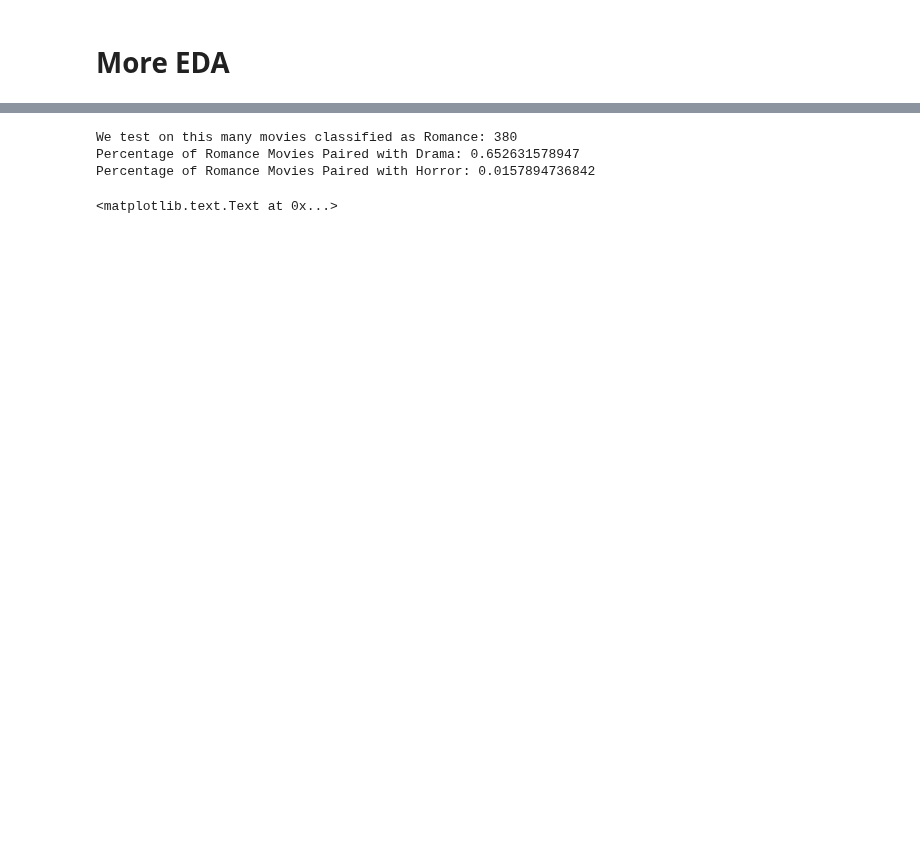
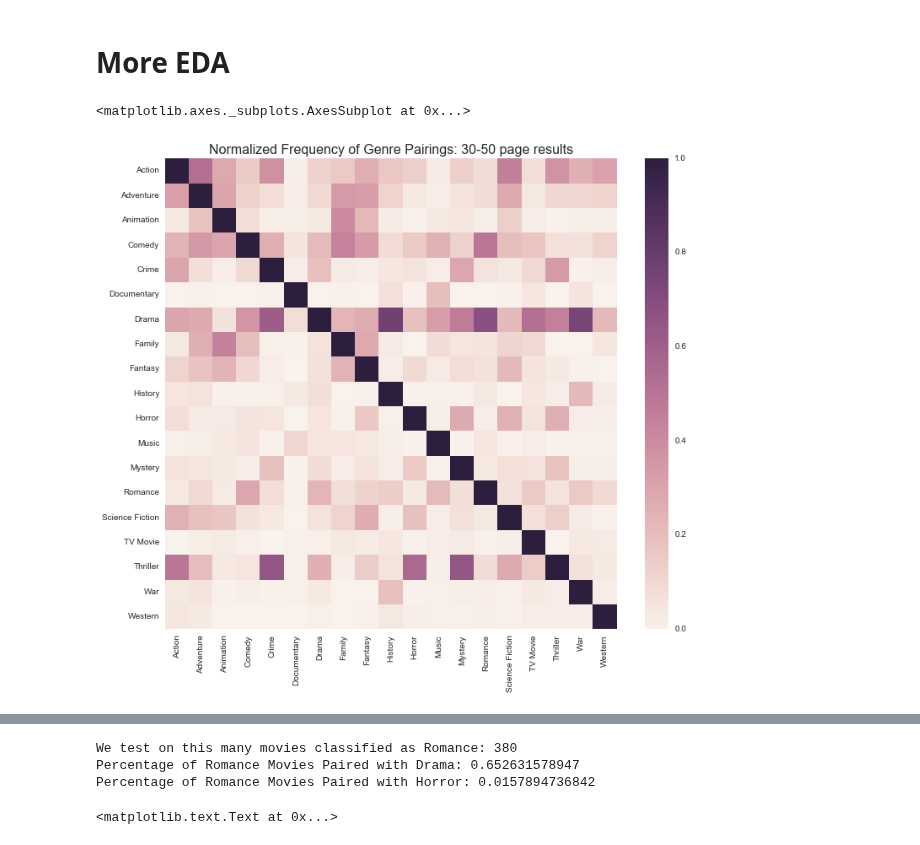
Before and after one commit to noahyonack/cs109b_final, a Jupyter notebook: FinalProject.ipynb, the cells around one changed output, grey strips where cells are left out. Cells and saved outputs as stored; diff of their text form; code cells hidden in the pictures; blank space fills up the shorter version.

```diff
--- a/FinalProject.ipynb
+++ b/FinalProject.ipynb
@@ -444,2 +430,61 @@ sns.heatmap(percent_df)
 # %% [markdown]
 # More EDA
+# %%
+discover_ = tmdb.Discover()
+movie_dict = {genre: [] for genre in genre_ids.iterkeys()}
+
+# count how many results we get for each genre
+movie_cnts = {genre: 0 for genre in genre_ids.iterkeys()}
+
+# need ids for each genre
+for genre in genre_ids.keys():
+    # scan 20 pages for movies
+    for p in range(30, 50):
+        # find all movies with a given id on a given page
+        discover.movie(with_genres = genre_ids[genre], page = p)
+        for page in discover.results:
+            # we found another movie
+            movie_cnts[genre] += 1
+
+            # add the ids from this new movie to the list
+            movie_dict[genre].extend(page["genre_ids"])
+
+    # sleep so that we don't get kicked off the API
+    time.sleep(10)
+
+# make a copy of the movie dict so that we don't have
+# to rerun the above cell if we mess up
+genre_percentages = movie_dict.copy()
+
+# for each genre in the dictionary
+for genre in genre_percentages:
+
+    # make a dictionary of frequencies instead of raw ids
+    genre_percentages[genre] = Counter(genre_percentages[genre])
+
+    # normalize each raw number into a percentage
+    for genre_id in genre_percentages[genre]:
+        genre_percentages[genre][genre_id] = genre_percentages[genre][genre_id] * 1.0 / movie_cnts[genre]
+
+percent_df = pd.DataFrame([pd.Series(genre_percentages[genre]) for genre in genre_ids.keys()])
+percent_df = percent_df.T
+percent_df.rename(columns=dict(zip(range(0, 19), genre_ids.keys())), inplace = True)
+
+# drop this rogue ID
+percent_df.drop([10769], inplace = True)
+
+percent_df.rename(index=dict(zip(percent_df.index, [reverse_genre_ids[genre_id] for genre_id in percent_df.index])), inplace = True)
+
+# replace all nans with 0, indicating a 0 percent mention rate for that pair
+percent_df.fillna(0, inplace = True)
+
+# reorder the axes so that they match up on the diagonals
+percent_df = percent_df.reindex_axis(sorted(percent_df.columns), axis=1)
+percent_df = percent_df.reindex_axis(sorted(percent_df.columns), axis=0)
+
+plt.figure(figsize=(12, 10))
+plt.title("Normalized Frequency of Genre Pairings: 30-50 page results", fontsize=16)
+sns.heatmap(percent_df)
+# %% [output]
+<matplotlib.axes._subplots.AxesSubplot at 0x...>
+[figure, added]
```
Also changed, not shown: parts of 8 cells of this notebook.
